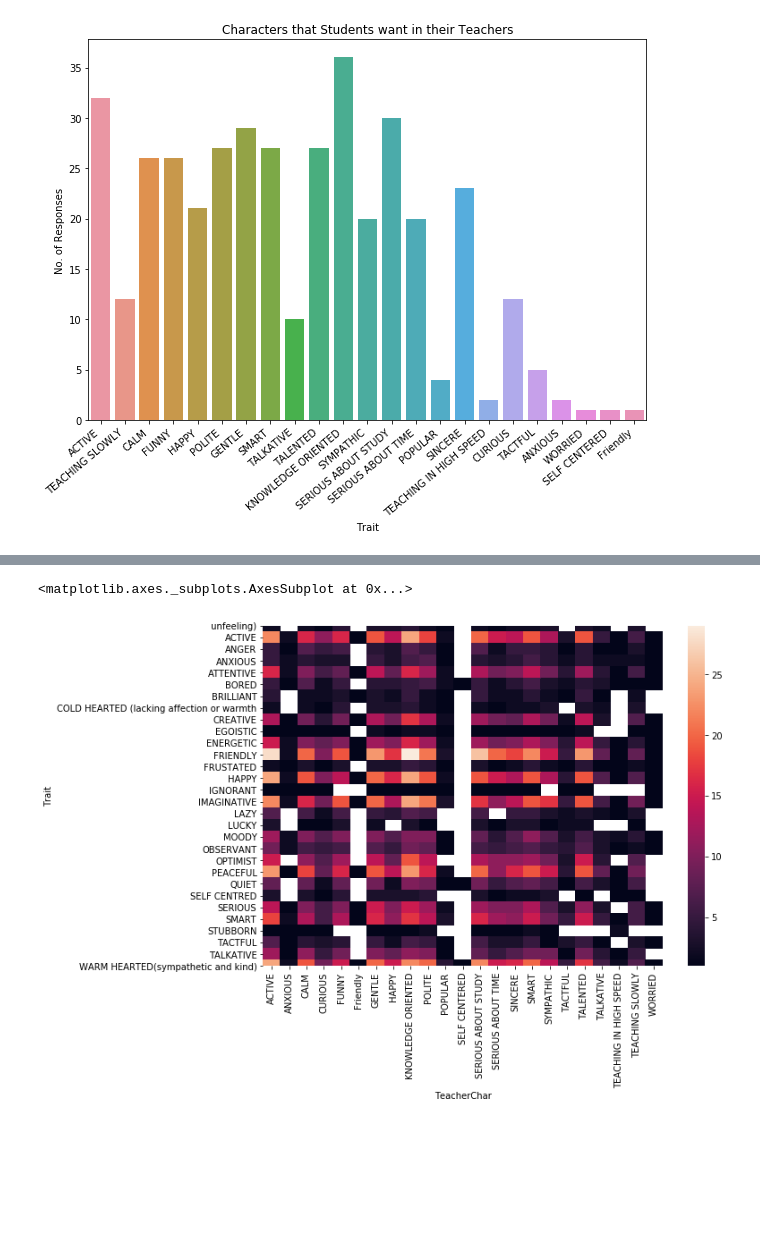
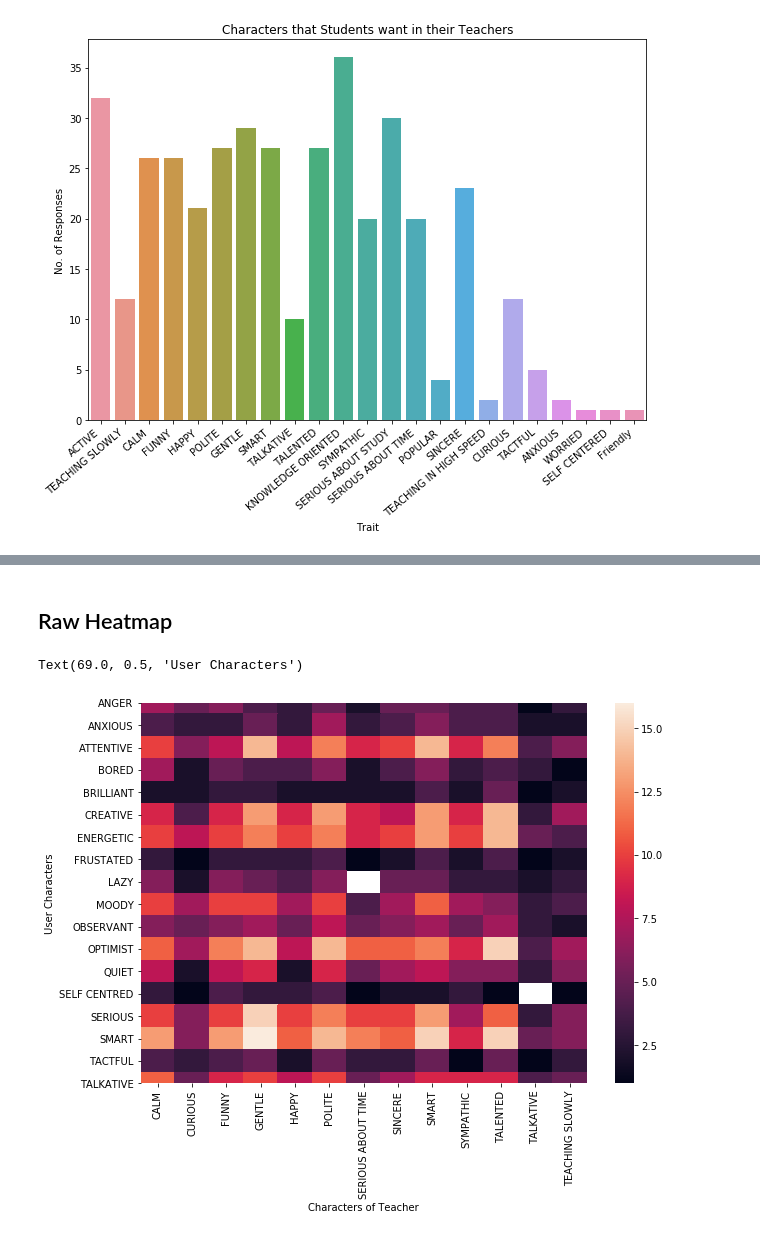
Before and after one commit to rajtilakls2510/TS-GEN, a Jupyter notebook: Analysis/Phase Zero Initial Analysis.ipynb, the cells around one changed output, grey strips where cells are left out. Saved outputs shown, nothing was run; the diff lists cells and outputs as text; code cells hidden in the pictures; blank space fills up the shorter version.

Commit message:
Modified the Heatmap to look a little better

```diff
--- a/Analysis/Phase Zero Initial Analysis.ipynb
+++ b/Analysis/Phase Zero Initial Analysis.ipynb
@@ -98,6 +76,10 @@ plt.title('Characters of our Students')
 plt.show()
 # %% [output]
 [figure]
+# %%
+filtered=user_traits['Trait'].value_counts()[(user_traits['Trait'].value_counts()>5) & (user_traits['Trait'].value_counts()<25)].index.tolist()
+# %%
+user_traits=user_traits[user_traits['Trait'].isin(filtered)]
 # %%
 plt.subplots(figsize=(10,7))
 ax=sns.countplot(teachers_characters['TeacherChar'],)
@@ -141,2 +92,0 @@ Name: TeacherChar, dtype: int64
-# %%
-user_traits=user_traits[user_traits['UserId'].isin(teachers_characters['UserId'])]
@@ -159,2 +93,5 @@ user_traits
+# %%
+filtered=teachers_characters['TeacherChar'].value_counts()[(teachers_characters['TeacherChar'].value_counts()>5)& (teachers_characters['TeacherChar'].value_counts()<30)].index.tolist()
+teachers_characters=teachers_characters[teachers_characters['TeacherChar'].isin(filtered)]
 # %%
 character_mapping_counts=user_traits.merge(teachers_characters,how='inner').groupby(['Trait','TeacherChar'],as_index=False).agg('count')
@@ -177,9 +98,13 @@ character_mapping_counts
 # %%
 
 char_pivot=character_mapping_counts.pivot_table(columns='TeacherChar',index='Trait',values='UserId')
+# %% [markdown]
+## Raw Heatmap
 # %%
 plt.subplots(figsize=(10,7))
 sns.heatmap(char_pivot)
+plt.xlabel('Characters of Teacher')
+plt.ylabel('User Characters')
 # %% [output]
-<matplotlib.axes._subplots.AxesSubplot at 0x...>
+Text(69.0, 0.5, 'User Characters')
-[figure, old version]
+[figure, new version]
```
Also changed, not shown: parts of 9 cells of this notebook.
